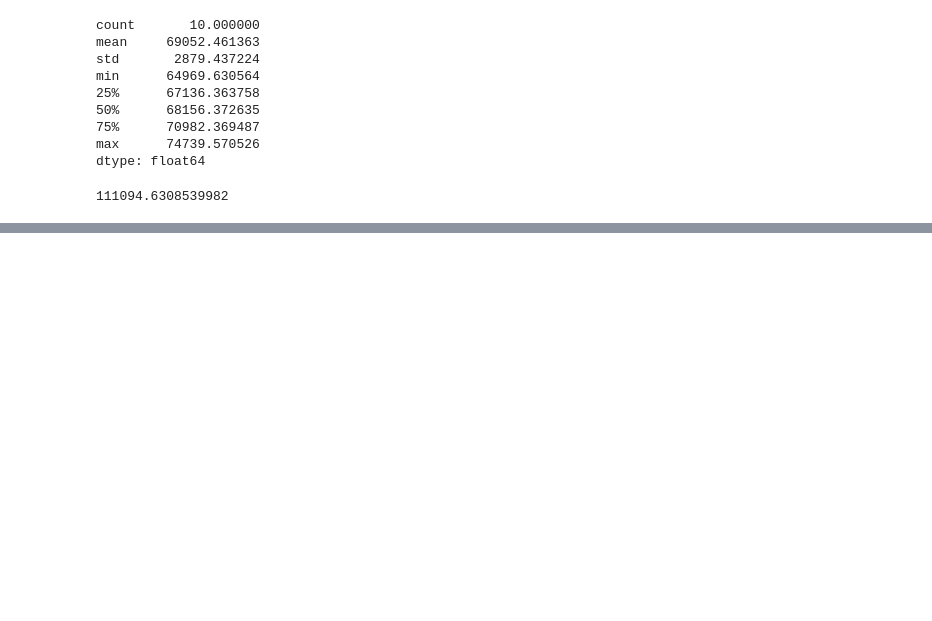
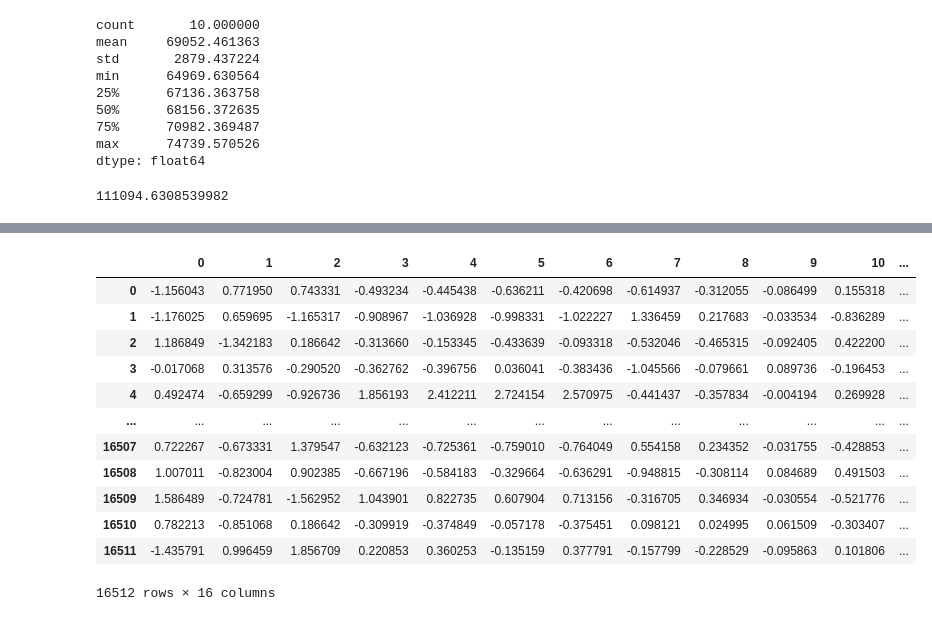
Before and after one commit to skyeoh/geron-2017, a Jupyter notebook: lessons/chapter_2/chapter_2.ipynb, the cells around one changed output, grey strips where cells are left out. Drawn from its saved outputs; the diff is of its cells as text; code cells hidden in the pictures; blank space fills up the shorter version.

```diff
--- a/lessons/chapter_2/chapter_2.ipynb
+++ b/lessons/chapter_2/chapter_2.ipynb
@@ -820,0 +832,16 @@ svm_rmse
+# %%
+# ==== Fine-tune model ====
+
+# Method 1: Grid Search
+from sklearn.model_selection import GridSearchCV
+
+param_grid = [
+    {'n_estimators': [3, 10, 30], 'max_features': [2, 4, 6, 8]},
+    {'bootstrap': [False], 'n_estimators': [3, 10], 'max_features': [2, 3, 4]},
+]
+
+forest_reg = RandomForestRegressor()
+
+grid_search = GridSearchCV(forest_reg, param_grid, cv=5, scoring='neg_mean_squared_error')
+
+grid_search.fit(housing_prepared, housing_labels)
@@ -820,0 +926,16 @@ svm_rmse
+# %%
+pd.DataFrame(housing_prepared)
+# %% [output]
+|  | 0 | 1 | 2 | 3 | 4 | 5 | 6 | 7 | 8 | 9 | 10 | ... |
+| 0 | -1.156043 | 0.771950 | 0.743331 | -0.493234 | -0.445438 | -0.636211 | -0.420698 | -0.614937 | -0.312055 | -0.086499 | 0.155318 | ... |
+| 1 | -1.176025 | 0.659695 | -1.165317 | -0.908967 | -1.036928 | -0.998331 | -1.022227 | 1.336459 | 0.217683 | -0.033534 | -0.836289 | ... |
+| 2 | 1.186849 | -1.342183 | 0.186642 | -0.313660 | -0.153345 | -0.433639 | -0.093318 | -0.532046 | -0.465315 | -0.092405 | 0.422200 | ... |
+| 3 | -0.017068 | 0.313576 | -0.290520 | -0.362762 | -0.396756 | 0.036041 | -0.383436 | -1.045566 | -0.079661 | 0.089736 | -0.196453 | ... |
+| 4 | 0.492474 | -0.659299 | -0.926736 | 1.856193 | 2.412211 | 2.724154 | 2.570975 | -0.441437 | -0.357834 | -0.004194 | 0.269928 | ... |
+| ... | ... | ... | ... | ... | ... | ... | ... | ... | ... | ... | ... | ... |
+| 16507 | 0.722267 | -0.673331 | 1.379547 | -0.632123 | -0.725361 | -0.759010 | -0.764049 | 0.554158 | 0.234352 | -0.031755 | -0.428853 | ... |
+| 16508 | 1.007011 | -0.823004 | 0.902385 | -0.667196 | -0.584183 | -0.329664 | -0.636291 | -0.948815 | -0.308114 | 0.084689 | 0.491503 | ... |
+| 16509 | 1.586489 | -0.724781 | -1.562952 | 1.043901 | 0.822735 | 0.607904 | 0.713156 | -0.316705 | 0.346934 | -0.030554 | -0.521776 | ... |
+| 16510 | 0.782213 | -0.851068 | 0.186642 | -0.309919 | -0.374849 | -0.057178 | -0.375451 | 0.098121 | 0.024995 | 0.061509 | -0.303407 | ... |
+| 16511 | -1.435791 | 0.996459 | 1.856709 | 0.220853 | 0.360253 | -0.135159 | 0.377791 | -0.157799 | -0.228529 | -0.095863 | 0.101806 | ... |
+16512 rows × 16 columns
```
Also changed, not shown: parts of 17 cells of this notebook.
